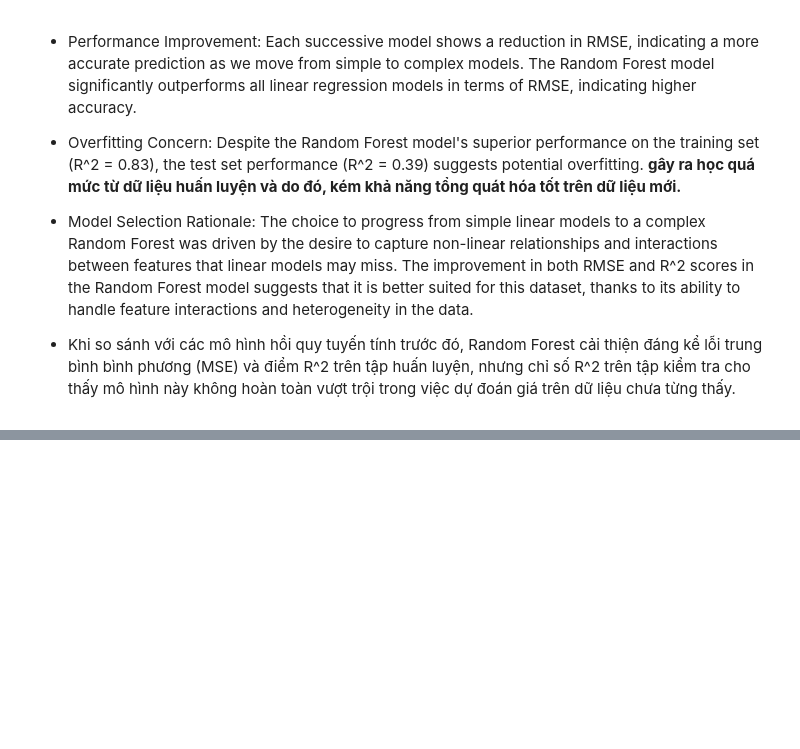
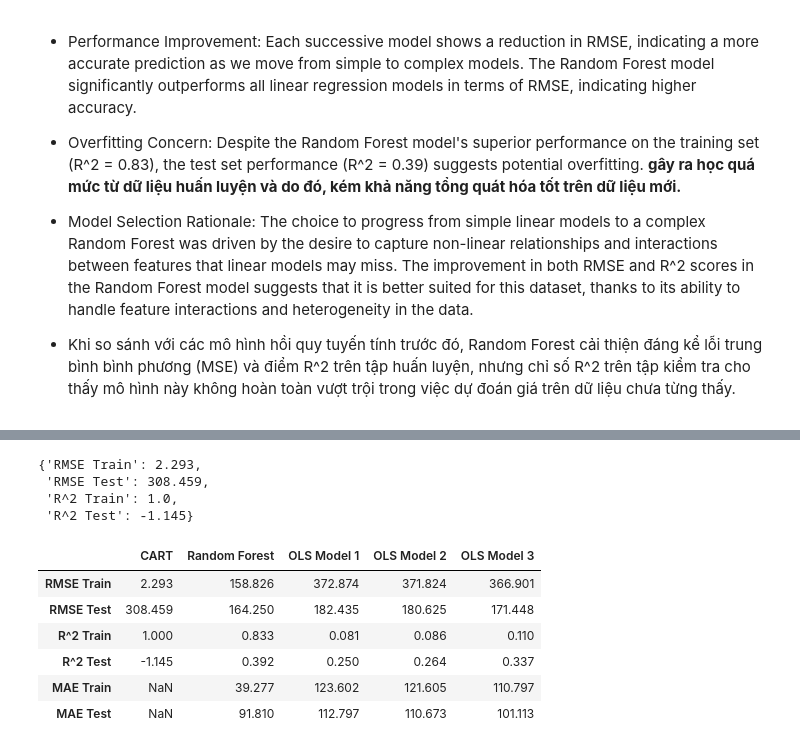
Before and after one commit to thimaipham/2.CEU_DA3_Assignment2, a Jupyter notebook: DA3_Assignment2_ThiMaiPham.ipynb, the cells around one changed output, grey strips where cells are left out. Drawn from its saved outputs; the diff is of its cells as text; code cells hidden in the pictures; blank space fills up the shorter version.

Commit message:
CART model

```diff
--- a/DA3_Assignment2_ThiMaiPham.ipynb
+++ b/DA3_Assignment2_ThiMaiPham.ipynb
@@ -273,9 +274,9 @@ model_1_results
 # %%
 # Model 2: Intermediate
 model_2_features = basic_vars + host_related + time_related
-model_2_results = ols_train_and_evaluate(X_train, X_test, y_train, y_test, model_2_features)
+ols_2_results = ols_train_and_evaluate(X_train, X_test, y_train, y_test, model_2_features)
 
-model_2_results
+ols_2_results
 # %% [output]
 {'RMSE Train': 371.824,
  'RMSE Test': 180.625,
@@ -288,9 +289,9 @@ model_2_results
 # %%
 # Model 3: Complex
 model_3_features = all_features
-model_3_results = ols_train_and_evaluate(X_train, X_test, y_train, y_test, model_3_features)
+ols_3_results = ols_train_and_evaluate(X_train, X_test, y_train, y_test, model_3_features)
 
-model_3_results
+ols_3_results
 # %% [output]
 {'RMSE Train': 366.901,
  'RMSE Test': 171.448,
@@ -355,0 +453,50 @@ rf_results
+# %%
+# Xây dựng mô hình CART
+cart_model = DecisionTreeRegressor(random_state=42)
+
+# Huấn luyện mô hình với dữ liệu huấn luyện
+cart_model.fit(X_train, y_train)
+
+# Dự đoán trên tập huấn luyện và tập kiểm tra
+y_pred_train_cart = cart_model.predict(X_train)
+y_pred_test_cart = cart_model.predict(X_test)
+
+# Tính toán các chỉ số đánh giá
+mse_train_cart = round(mean_squared_error(y_train, y_pred_train_cart), 3)
+mse_test_cart = round(mean_squared_error(y_test, y_pred_test_cart), 3)
+rmse_train_cart = round(sqrt(mse_train_cart), 3)
+rmse_test_cart = round(sqrt(mse_test_cart), 3)
+r2_train_cart = round(r2_score(y_train, y_pred_train_cart), 3)
+r2_test_cart = round(r2_score(y_test, y_pred_test_cart), 3)
+
+cart_results = {
+    "RMSE Train": rmse_train_cart,
+    "RMSE Test": rmse_test_cart,
+    "R^2 Train": r2_train_cart,
+    "R^2 Test": r2_test_cart
+}
+
+cart_results
+# %% [output]
+{'RMSE Train': 2.293,
+ 'RMSE Test': 308.459,
+ 'R^2 Train': 1.0,
+ 'R^2 Test': -1.145}
+# %%
+results_df = pd.DataFrame({
+    "CART": cart_results,
+    "Random Forest": rf_results,
+    "OLS Model 1": ols_1_results,
+    "OLS Model 2": ols_2_results,
+    "OLS Model 3": ols_3_results
+})
+
+results_df
+# %% [output]
+|  | CART | Random Forest | OLS Model 1 | OLS Model 2 | OLS Model 3 |
+| RMSE Train | 2.293 | 158.826 | 372.874 | 371.824 | 366.901 |
+| RMSE Test | 308.459 | 164.250 | 182.435 | 180.625 | 171.448 |
+| R^2 Train | 1.000 | 0.833 | 0.081 | 0.086 | 0.110 |
+| R^2 Test | -1.145 | 0.392 | 0.250 | 0.264 | 0.337 |
+| MAE Train | NaN | 39.277 | 123.602 | 121.605 | 110.797 |
+| MAE Test | NaN | 91.810 | 112.797 | 110.673 | 101.113 |
```
Also changed, not shown: parts of 6 cells of this notebook.
